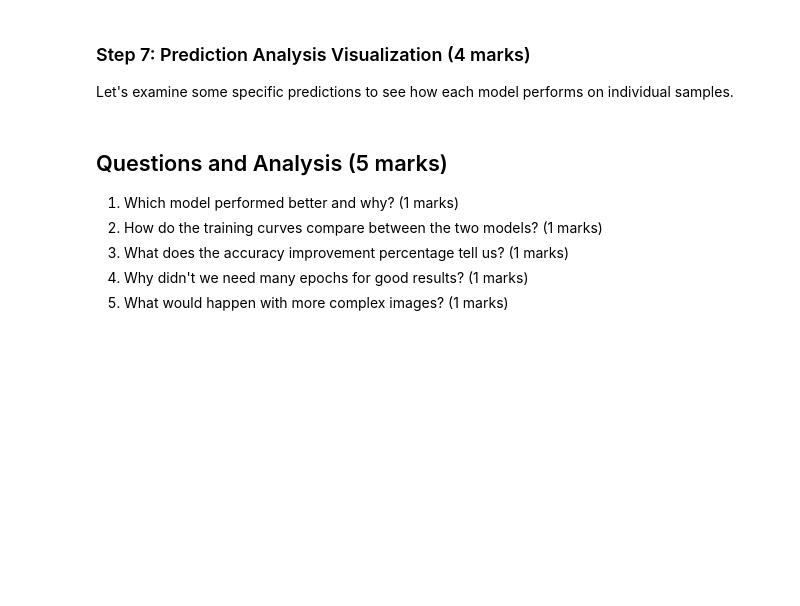
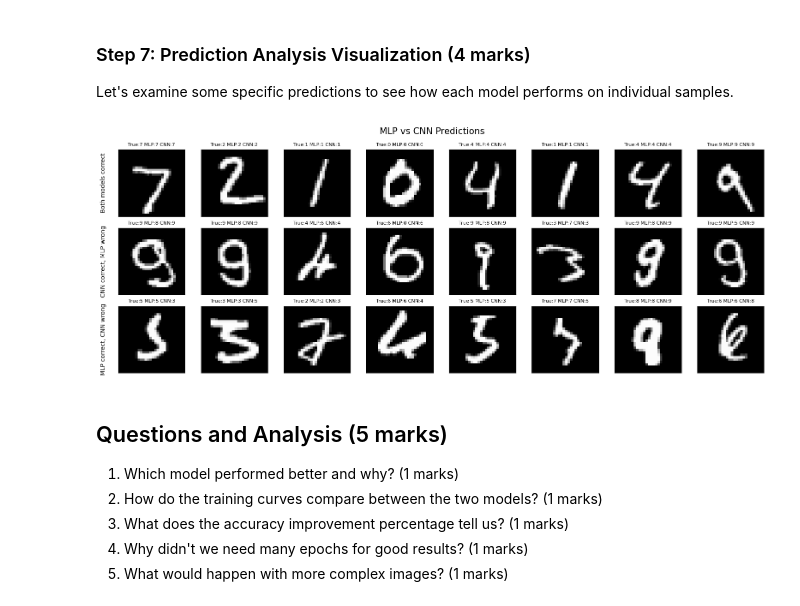
Before and after one commit to andrew-thai08/ENGG680_2025_Fall, a Jupyter notebook: Lab_Assignment2/Assignment2.ipynb, the cells around one changed output. Cells and saved outputs as stored; diff of their text form; code cells hidden in the pictures; blank space fills up the shorter version.

```diff
--- a/Lab_Assignment2/Assignment2.ipynb
+++ b/Lab_Assignment2/Assignment2.ipynb
@@ -1163,37 +1225,64 @@ Let's examine some specific predictions to see how each model performs on indivi
 # %%
 # Visualize correct and incorrect predictions, create a 3x8 grid
 # First row: Both models correct
 # Second row: CNN correct, MLP wrong
 # Third row: MLP correct, CNN wrong
 
 # Create subplots
 # your code here (1 marks)
-
+fig, axes = plt.subplots(3, 8, figsize=(16, 6))
+fig.suptitle("MLP vs CNN Predictions", fontsize=15)
 
 # Find correct predictions for each case
 # Sample for both_correct
 both_correct = (mlp_predicted_classes == y_test) & (cnn_predicted_classes == y_test)
 both_correct_indices = np.where(both_correct)[0][:8]
 
 # your code here (1 marks)
+cnn_correct_mlp_wrong = (cnn_predicted_classes == y_test) & (mlp_predicted_classes != y_test)
+cnn_correct_mlp_wrong_indices = np.where(cnn_correct_mlp_wrong)[0][:8]
 
-
-
+mlp_correct_cnn_wrong = (mlp_predicted_classes == y_test) & (cnn_predicted_classes != y_test)
+mlp_correct_cnn_wrong_indices = np.where(mlp_correct_cnn_wrong)[0][:8]
 
 # Plot examples, you can learn how to plot them from previous plotting code in Part 2
 # Add a title for each graph showing the true label and both model predictions
 # hint: use for loop to iterate through the indices and plot each image
 # your code here (2 marks)
+for i, idx in enumerate(both_correct_indices):
+    ax = axes[0, i]
+    ax.get_xaxis().set_visible(False)
+    if i != 0:
+        ax.yaxis.set_visible(False)
+    ax.tick_params(axis='y', left=False, labelleft=False)
+    ax.imshow(X_test[idx], cmap='gray')
+    ax.set_title(f"True:{y_test[idx]} MLP:{mlp_predicted_classes[idx]} CNN:{cnn_predicted_classes[idx]}", fontsize=8)
+axes[0, 0].set_ylabel("Both models correct", fontsize=10, labelpad=20)
 
+for i, idx in enumerate(cnn_correct_mlp_wrong_indices):
+    ax = axes[1, i]
+    ax.get_xaxis().set_visible(False)
+    if i != 0:
+        ax.yaxis.set_visible(False)
+    ax.tick_params(axis='y', left=False, labelleft=False)
+    ax.imshow(X_test[idx], cmap='gray')
+    ax.set_title(f"True:{y_test[idx]} MLP:{mlp_predicted_classes[idx]} CNN:{cnn_predicted_classes[idx]}", fontsize=8)
+axes[1, 0].set_ylabel("CNN correct, MLP wrong", fontsize=10, labelpad=20)
 
+for i, idx in enumerate(mlp_correct_cnn_wrong_indices):
+    ax = axes[2, i]
+    ax.get_xaxis().set_visible(False)
+    if i != 0:
+        ax.yaxis.set_visible(False)
+    ax.tick_params(axis='y', left=False, labelleft=False)
+    ax.imshow(X_test[idx], cmap='gray')
+    ax.set_title(f"True:{y_test[idx]} MLP:{mlp_predicted_classes[idx]} CNN:{cnn_predicted_classes[idx]}", fontsize=8)
+axes[2, 0].set_ylabel("MLP correct, CNN wrong", fontsize=10, labelpad=20)
 
-
-
-
-
-
-
+plt.tight_layout()
 plt.show()
+# %% [output]
+[figure, added]
 # %% [markdown]
 ## Questions and Analysis (5 marks)
 
```
Also changed, not shown: parts of 11 cells of this notebook.
